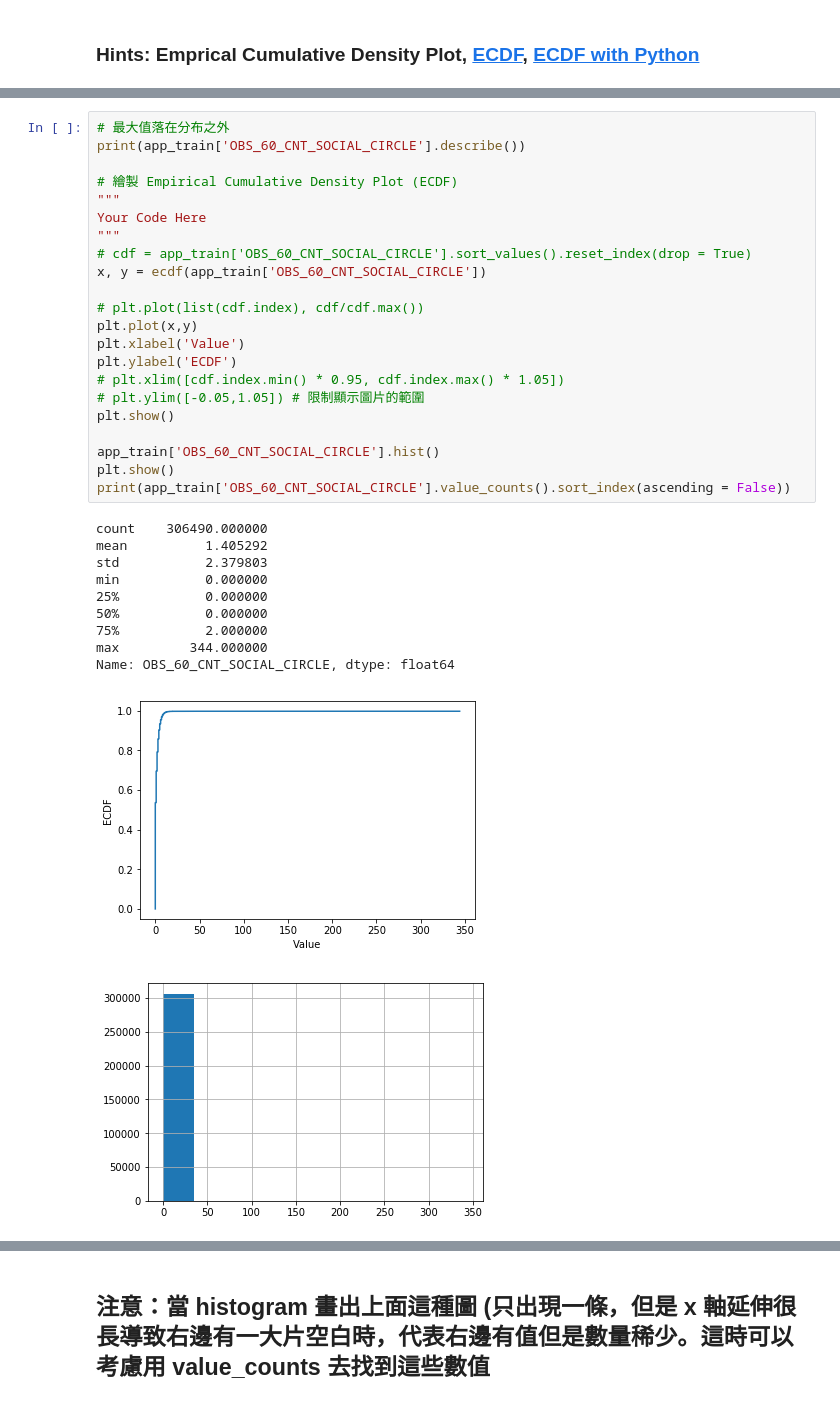
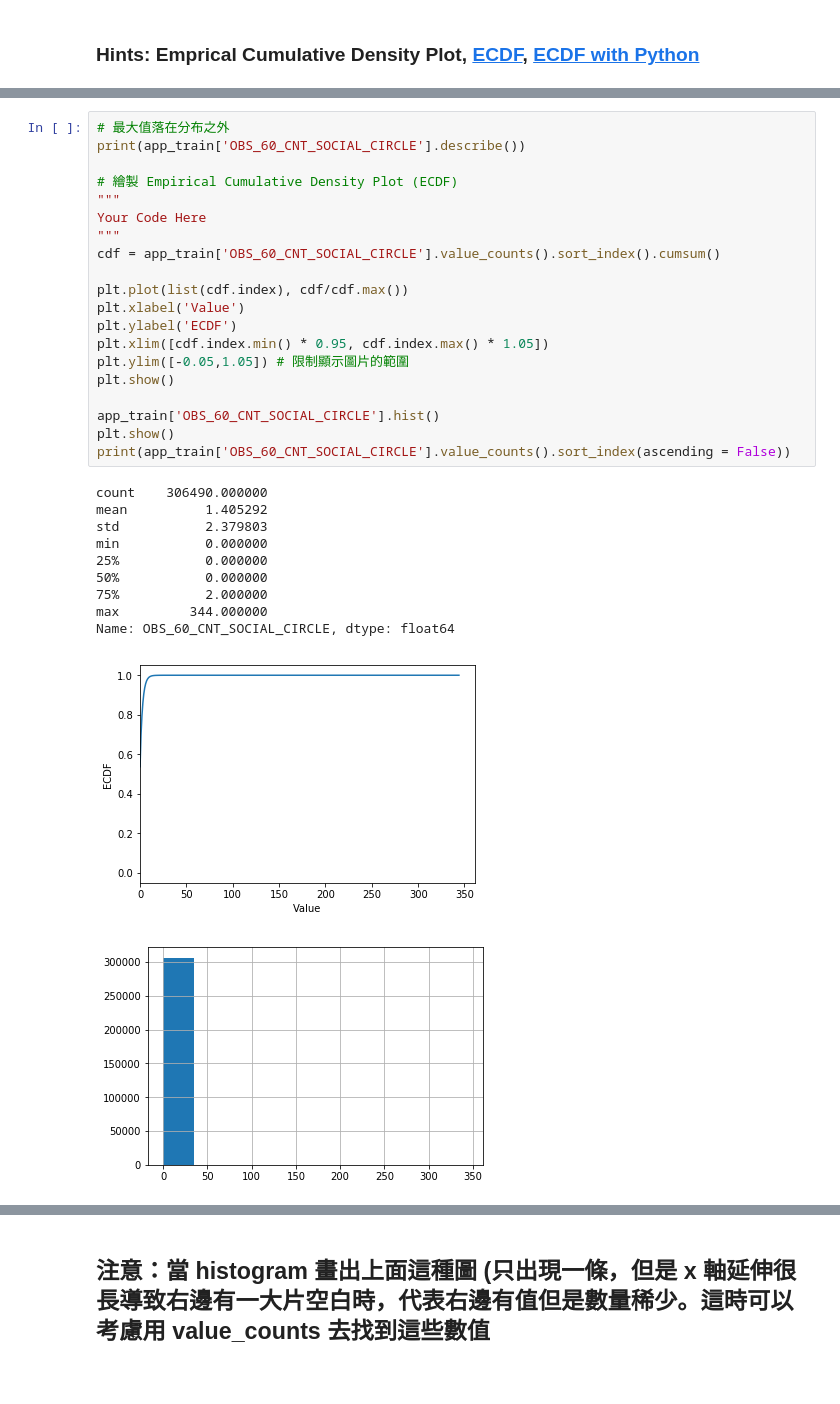
Before and after one commit to michaelc168/ML100, a Jupyter notebook: Day_006_HW.ipynb, the cells around one changed output, grey strips where cells are left out. Cells and saved outputs as stored; diff of their text form.

```diff
--- a/Day_006_HW.ipynb
+++ b/Day_006_HW.ipynb
@@ -191,36 +183,34 @@ Name: REGION_POPULATION_RELATIVE, Length: 81, dtype: int64
 # %%
 # 最大值落在分布之外
 print(app_train['OBS_60_CNT_SOCIAL_CIRCLE'].describe())
 
 # 繪製 Empirical Cumulative Density Plot (ECDF)
 """
 Your Code Here
 """
-# cdf = app_train['OBS_60_CNT_SOCIAL_CIRCLE'].sort_values().reset_index(drop = True)
-x, y = ecdf(app_train['OBS_60_CNT_SOCIAL_CIRCLE'])
+cdf = app_train['OBS_60_CNT_SOCIAL_CIRCLE'].value_counts().sort_index().cumsum()
 
-# plt.plot(list(cdf.index), cdf/cdf.max())
-plt.plot(x,y)
+plt.plot(list(cdf.index), cdf/cdf.max())
 plt.xlabel('Value')
 plt.ylabel('ECDF')
-# plt.xlim([cdf.index.min() * 0.95, cdf.index.max() * 1.05])
-# plt.ylim([-0.05,1.05]) # 限制顯示圖片的範圍
+plt.xlim([cdf.index.min() * 0.95, cdf.index.max() * 1.05])
+plt.ylim([-0.05,1.05]) # 限制顯示圖片的範圍
 plt.show()
 
 app_train['OBS_60_CNT_SOCIAL_CIRCLE'].hist()
 plt.show()
 print(app_train['OBS_60_CNT_SOCIAL_CIRCLE'].value_counts().sort_index(ascending = False))
 # %% [output]
 count    306490.000000
 mean          1.405292
 std           2.379803
 min           0.000000
 25%           0.000000
 50%           0.000000
 75%           2.000000
 max         344.000000
 Name: OBS_60_CNT_SOCIAL_CIRCLE, dtype: float64
-[figure, old version]
+[figure, new version]
 [figure]
 344.0         1
 47.0          1
```
Also changed, not shown: parts of 3 cells of this notebook.
